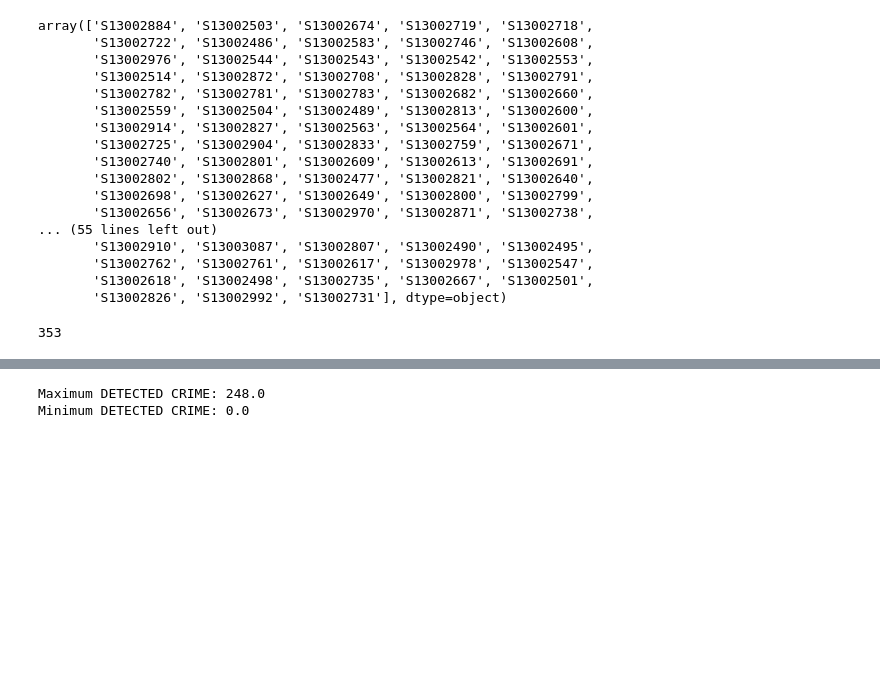
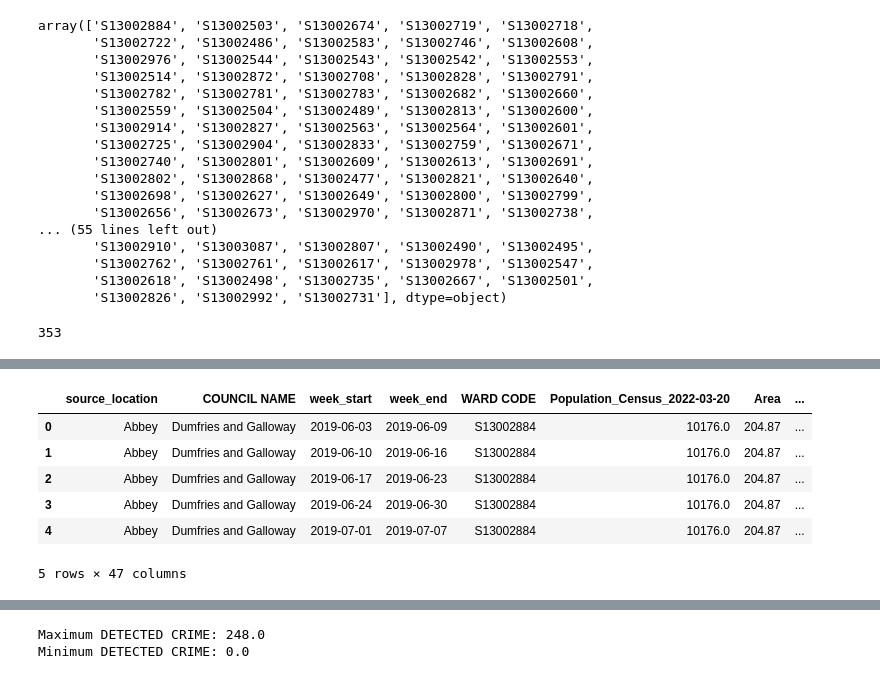
Before and after one commit to shauryaraj-kgp/geospacial-crime, a Jupyter notebook: frontend/src/data/analysis.ipynb, the cells around one changed output, grey strips where cells are left out. Cells and saved outputs as stored; diff of their text form; code cells hidden in the pictures; blank space fills up the shorter version.

```diff
--- a/frontend/src/data/analysis.ipynb
+++ b/frontend/src/data/analysis.ipynb
@@ -91,3 +94,35 @@ df.head()
+# %%
+df = df.drop(columns=[
+    'weighted_sentiment_lag1',
+    'weighted_sentiment_lag2',
+    'weighted_sentiment_lag3',
+    'hotspot',
+    'normalized_crime_delta_lag1',
+    'normalized_crime_delta_lag2',
+    'normalized_crime_delta_lag3',
+    'TOTAL DETECTED CRIME_lag1',
+    'TOTAL DETECTED CRIME_lag2',
+    'TOTAL DETECTED CRIME_lag3',
+    'normalized_crime_delta_lag4',
+    'normalized_crime_delta_lag5',
+    'normalized_crime_delta_lag6',
+    'TOTAL DETECTED CRIME_lag4',
+    'TOTAL DETECTED CRIME_lag5',
+    'TOTAL DETECTED CRIME_lag6',
+    'weighted_sentiment_lag4',
+    'weighted_sentiment_lag5',
+    'weighted_sentiment_lag6'
+])
+# %%
+df.head()
+# %% [output]
+|  | source_location | COUNCIL NAME | week_start | week_end | WARD CODE | Population_Census_2022-03-20 | Area | ... |
+| 0 | Abbey | Dumfries and Galloway | 2019-06-03 | 2019-06-09 | S13002884 | 10176.0 | 204.87 | ... |
+| 1 | Abbey | Dumfries and Galloway | 2019-06-10 | 2019-06-16 | S13002884 | 10176.0 | 204.87 | ... |
+| 2 | Abbey | Dumfries and Galloway | 2019-06-17 | 2019-06-23 | S13002884 | 10176.0 | 204.87 | ... |
+| 3 | Abbey | Dumfries and Galloway | 2019-06-24 | 2019-06-30 | S13002884 | 10176.0 | 204.87 | ... |
+| 4 | Abbey | Dumfries and Galloway | 2019-07-01 | 2019-07-07 | S13002884 | 10176.0 | 204.87 | ... |
+5 rows × 47 columns
 # %%
 df.to_json('ward_crimes.json', orient='records')
 # %%
```
Also changed, not shown: parts of 7 cells of this notebook, 37 other files.
